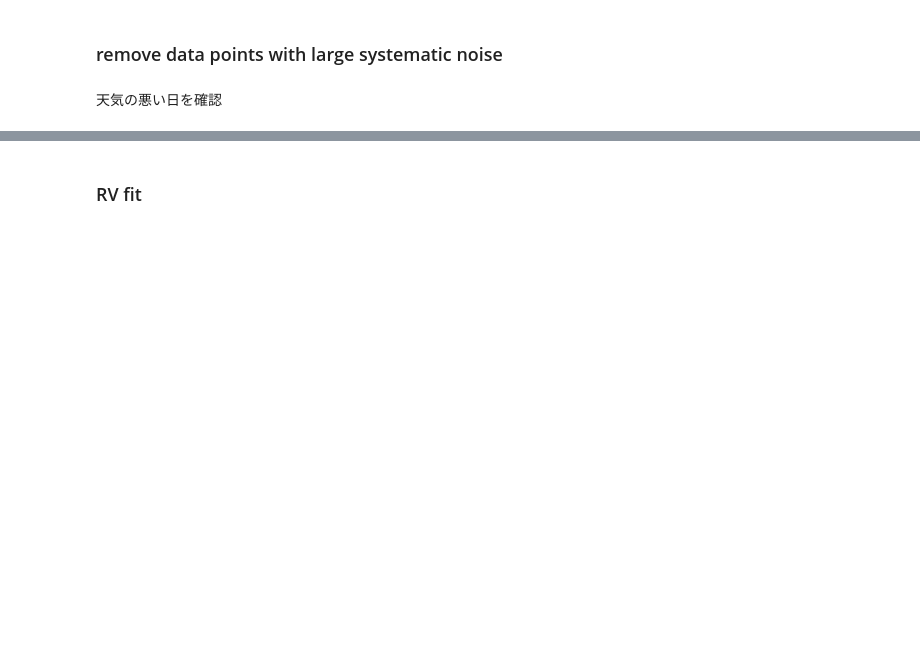
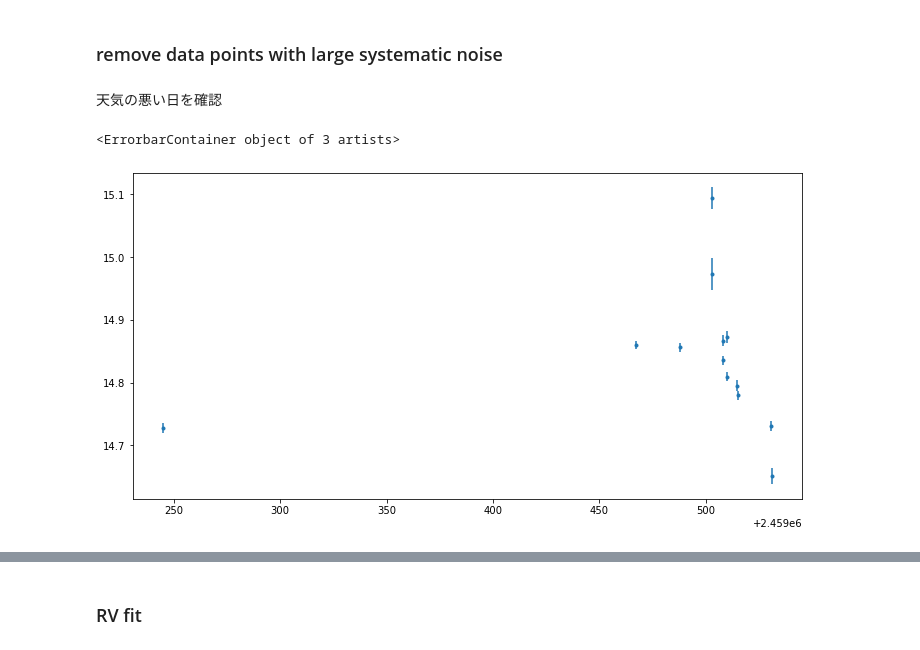
Before and after one commit to jpdeleon/toi1696, a Jupyter notebook: notebooks/RV analysis.ipynb, the cells around one changed output, grey strips where cells are left out. Cells and saved outputs as stored; diff of their text form; code cells hidden in the pictures; blank space fills up the shorter version.

```diff
--- a/notebooks/RV analysis.ipynb
+++ b/notebooks/RV analysis.ipynb
@@ -45,3 +82,15 @@ pl.errorbar(time, rv, rv_err, fmt='.')
 ### remove data points with large systematic noise
 # %% [markdown]
 天気の悪い日を確認
+# %%
+pl.figure(figsize=(12,6))
+df = df_all
+
+bjd = df['BJD']
+rv = df[1]+  df[5]  #relative rv[km/s]
+rv_err = df[2]
+
+pl.errorbar(bjd, rv, rv_err, fmt='.')
+# %% [output]
+<ErrorbarContainer object of 3 artists>
+[figure, added]
```
Also changed, not shown: parts of 11 cells of this notebook.
